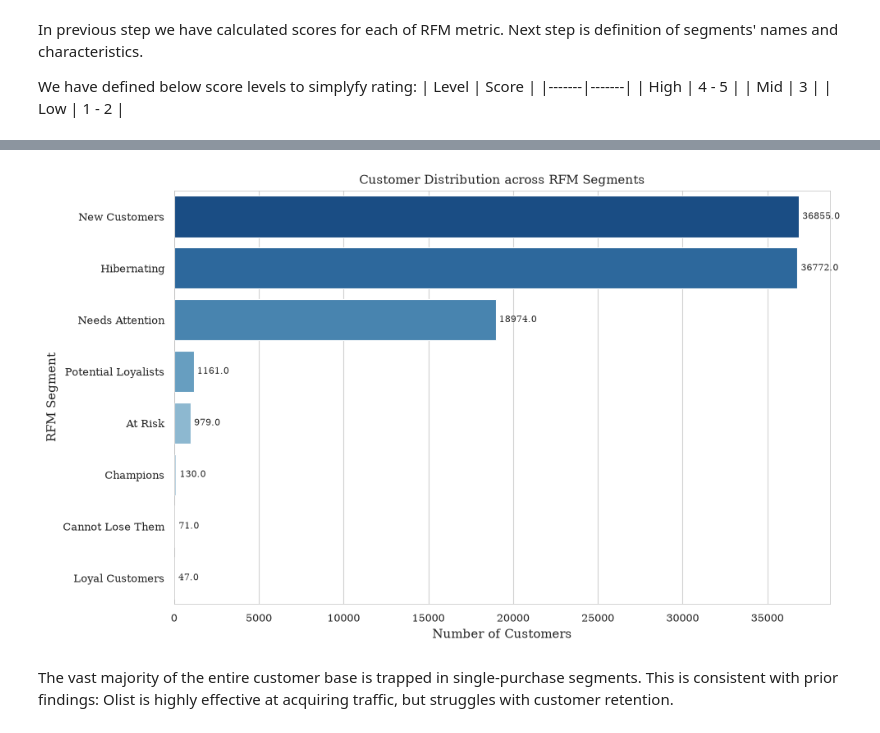
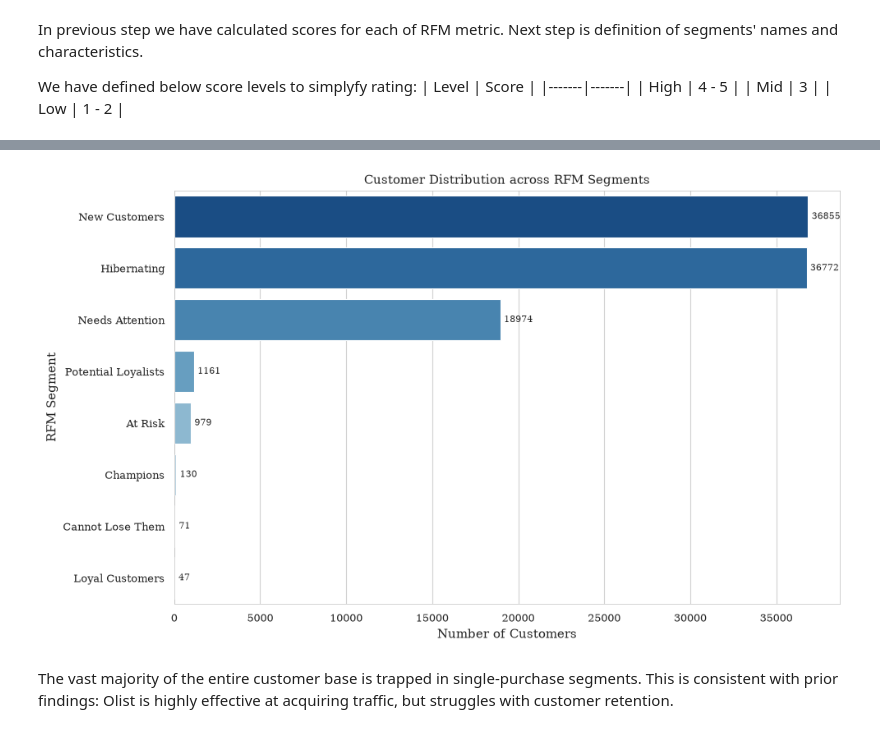
Before and after one commit to MarKotyn/olist-ecommerce-customer-analytics, a Jupyter notebook: python/notebooks/04_rfm_customer_segmentation.ipynb, the cells around one changed output, grey strips where cells are left out. Cells and saved outputs as stored; diff of their text form; code cells hidden in the pictures.

```diff
--- a/python/notebooks/04_rfm_customer_segmentation.ipynb
+++ b/python/notebooks/04_rfm_customer_segmentation.ipynb
@@ -77,29 +77,29 @@ df_customers["rfm_segment"] = df_customers.apply(r.assign_rfm_segment,axis=1)
 # %%
 segment_counts = df_customers["rfm_segment"].value_counts()
 total_customers = len(df_customers)
 
 fig, ax1 = plot.create_figure(rotate_x=False, sec_y=False)
 
 sns.barplot(
     x=segment_counts.values,
     y=segment_counts.index,
     ax=ax1,
     palette="Blues_r",
     hue=segment_counts.index,
     legend=False
 )
 
-plot.annotate_bars(ax=ax1)
+plot.annotate_bars(ax=ax1, fmt="%.0f")
 
 plot.finish_plot(
     ax1=ax1,
     title="Customer Distribution across RFM Segments",
     xlabel="Number of Customers",
     ax1_ylabel="RFM Segment",
     legend=False
 )
 # %% [output]
-[figure, old version]
+[figure, new version]
 # %% [markdown]
 The vast majority of the entire customer base is trapped in single-purchase segments. This is consistent with prior findings: Olist is highly effective at acquiring traffic, but struggles with customer retention.
 # %% [markdown]
```
Also changed, not shown: parts of 9 cells of this notebook, 6 other files.
